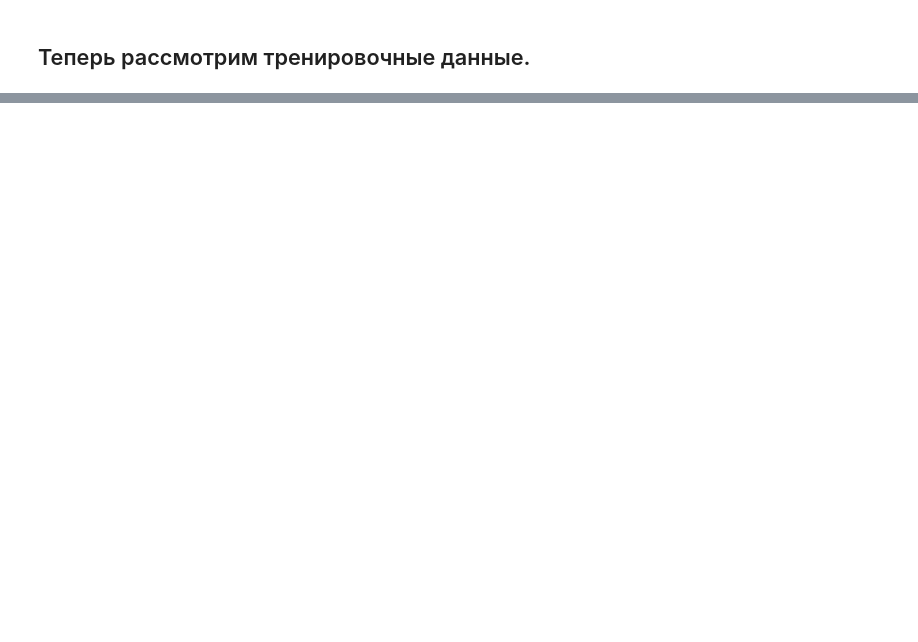
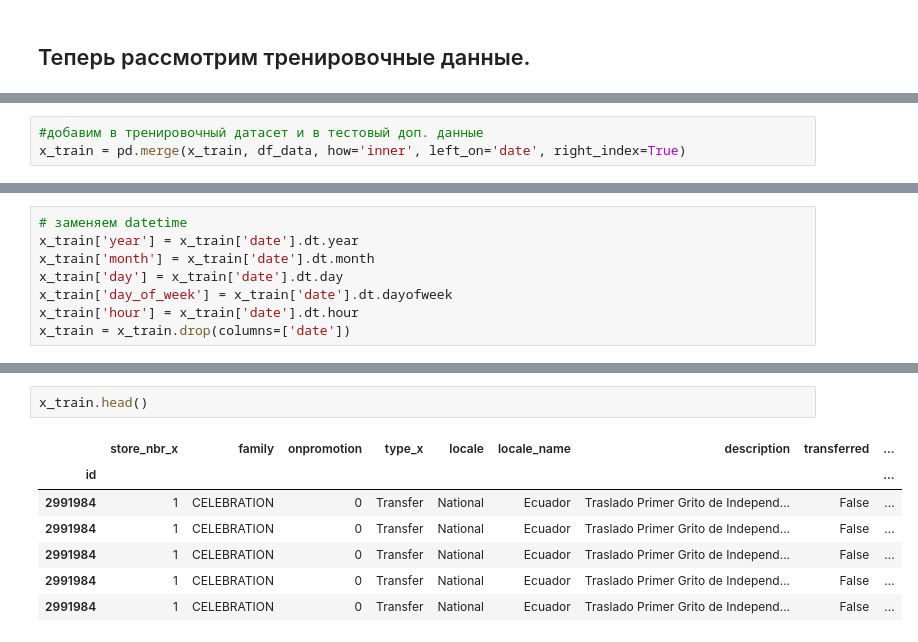
Before and after one commit to TeGPro/store-sales-forecast, a Jupyter notebook: research.ipynb, the cells around one changed output, grey strips where cells are left out. Drawn from its saved outputs; the diff is of its cells as text; blank space fills up the shorter version.

```diff
--- a/research.ipynb
+++ b/research.ipynb
@@ -310,0 +391,3 @@ df_train.head()
+# %%
+#добавим в тренировочный датасет и в тестовый доп. данные
+x_train = pd.merge(x_train, df_data, how='inner', left_on='date', right_index=True)
@@ -310,0 +420,8 @@ df_train.head()
+# %%
+# заменяем datetime
+x_train['year'] = x_train['date'].dt.year
+x_train['month'] = x_train['date'].dt.month
+x_train['day'] = x_train['date'].dt.day
+x_train['day_of_week'] = x_train['date'].dt.dayofweek
+x_train['hour'] = x_train['date'].dt.hour
+x_train = x_train.drop(columns=['date'])
@@ -310,0 +438,10 @@ df_train.head()
+# %%
+x_train.head()
+# %% [output]
+|  | store_nbr_x | family | onpromotion | type_x | locale | locale_name | description | transferred | ... |
+| id |  |  |  |  |  |  |  |  | ... |
+| 2991984 | 1 | CELEBRATION | 0 | Transfer | National | Ecuador | Traslado Primer Grito de Independ... | False | ... |
+| 2991984 | 1 | CELEBRATION | 0 | Transfer | National | Ecuador | Traslado Primer Grito de Independ... | False | ... |
+| 2991984 | 1 | CELEBRATION | 0 | Transfer | National | Ecuador | Traslado Primer Grito de Independ... | False | ... |
+| 2991984 | 1 | CELEBRATION | 0 | Transfer | National | Ecuador | Traslado Primer Grito de Independ... | False | ... |
+| 2991984 | 1 | CELEBRATION | 0 | Transfer | National | Ecuador | Traslado Primer Grito de Independ... | False | ... |
```
Also changed, not shown: parts of 17 cells of this notebook.
